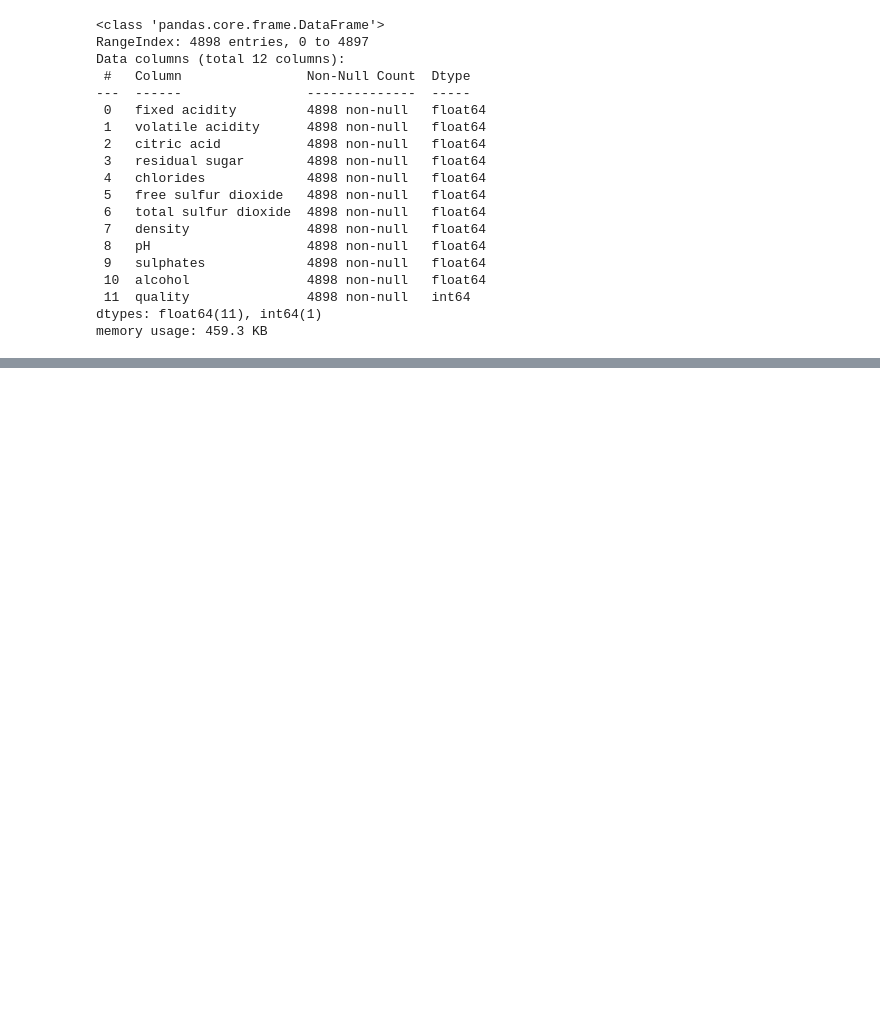
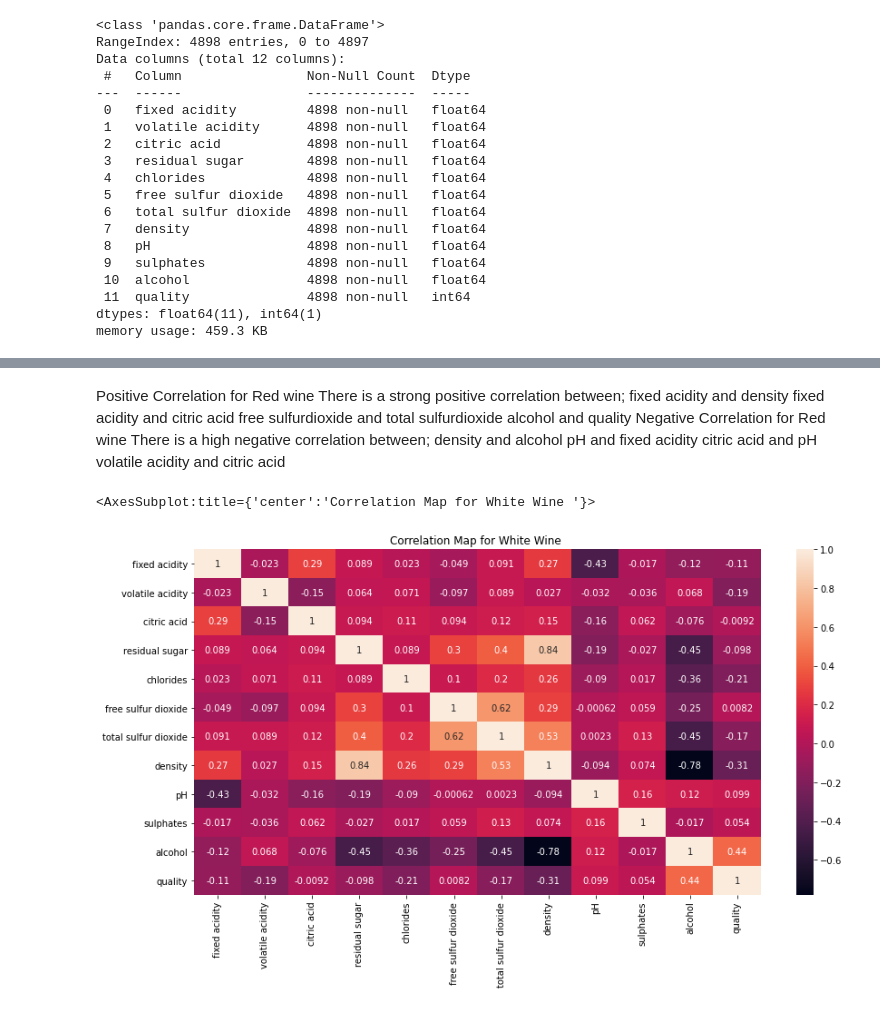
Before and after one commit to veronak/DataScience-track-series-projects, a Jupyter notebook: wine-quality.ipynb, the cells around one changed output, grey strips where cells are left out. Saved outputs shown, nothing was run; the diff lists cells and outputs as text; code cells hidden in the pictures; blank space fills up the shorter version.

```diff
--- a/wine-quality.ipynb
+++ b/wine-quality.ipynb
@@ -85,0 +170,23 @@ memory usage: 459.3 KB
+# %% [markdown]
+Positive Correlation for Red wine
+There is a strong positive correlation between;
+    fixed acidity and density
+    fixed acidity and citric acid
+    free sulfurdioxide and total sulfurdioxide
+    alcohol and quality
+Negative Correlation for Red wine
+There is a high negative correlation between;
+    density and alcohol
+    pH and fixed acidity
+    citric acid and pH
+    volatile acidity and citric acid
+# %%
+#set width and height of the figure
+plt.figure(figsize=(14,7))
+#title
+plt.title("Correlation Map for White Wine ")
+#Heat map showing correlation in data
+sns.heatmap(data=(white_wine_data.corr(method='pearson')), annot=True)
+# %% [output]
+<AxesSubplot:title={'center':'Correlation Map for White Wine '}>
+[figure, added]
```
Also changed, not shown: parts of 12 cells of this notebook.
